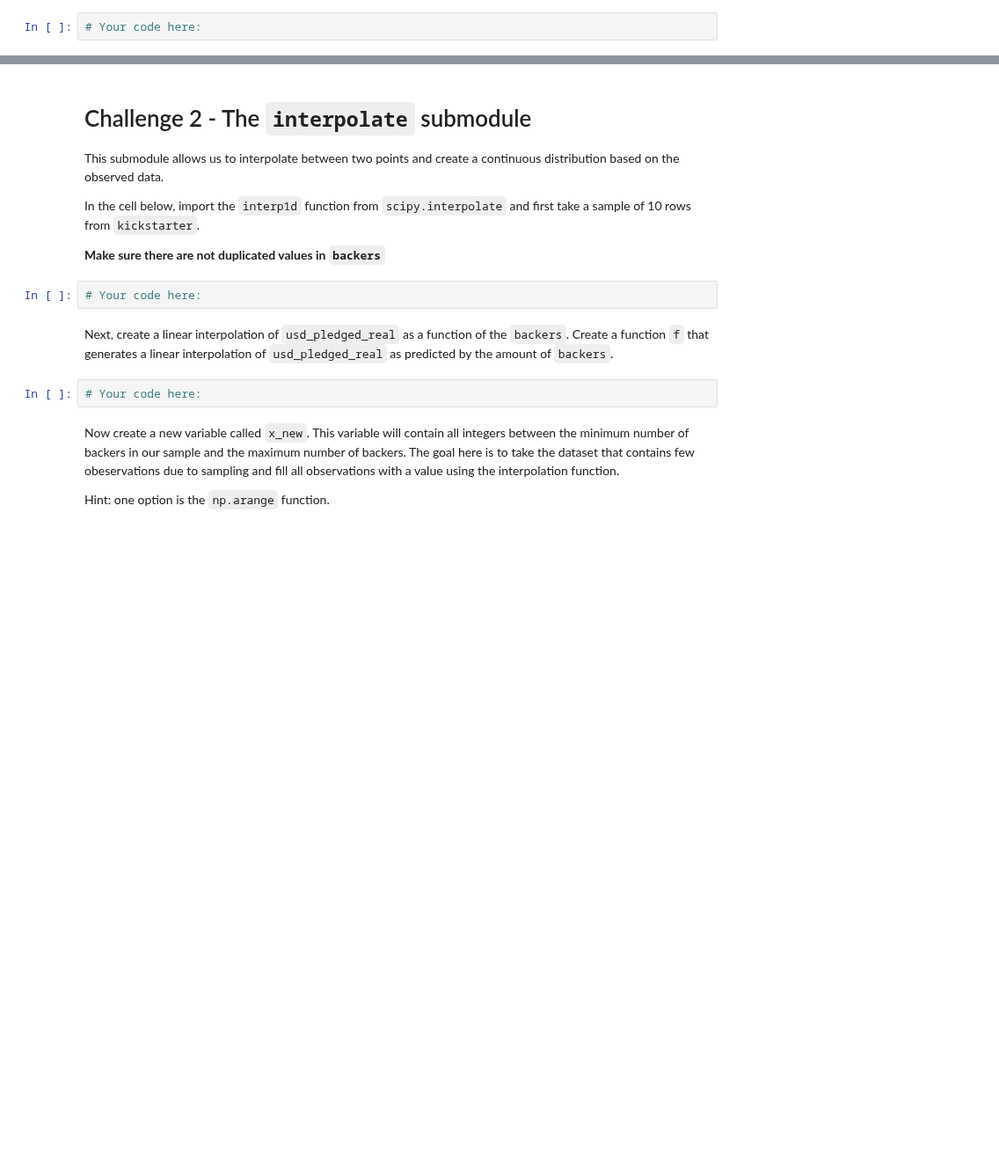
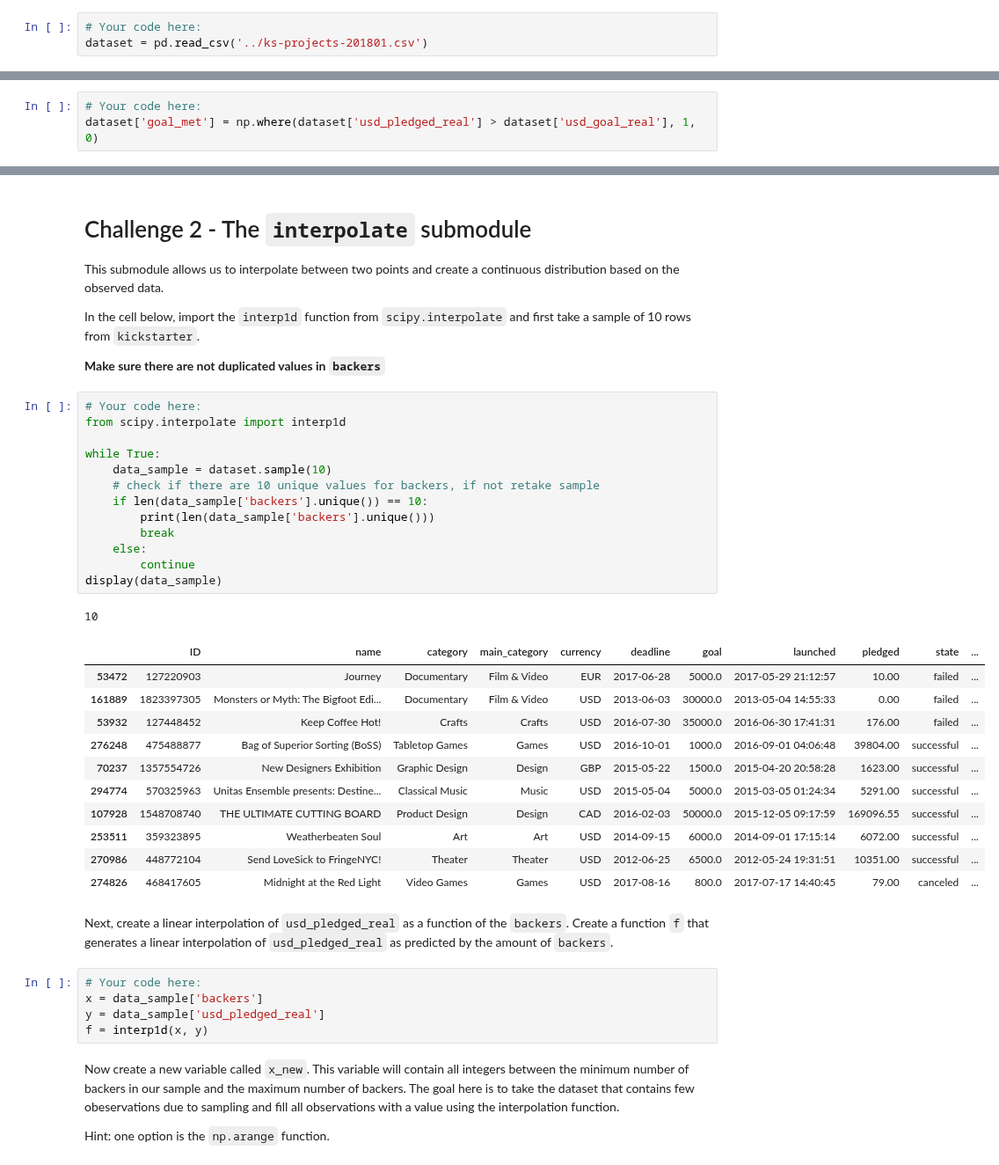
Before and after one commit to ta-data-lis/lab-intro-to-scipy, a Jupyter notebook: your-code/main.ipynb, the cells around one changed output, grey strips where cells are left out. Shown at 88% size. Drawn from its saved outputs; the diff is of its cells as text; blank space fills up the shorter version.

```diff
--- a/your-code/main.ipynb
+++ b/your-code/main.ipynb
@@ -11,6 +13,7 @@
 This submodule contains statistical functions for conducting hypothesis tests, producing various distributions and other useful tools. Let's examine this submodule using the KickStarter dataset. Load the data using the `ks-projects-201801.csv` file
 # %%
 # Your code here:
+dataset = pd.read_csv('../ks-projects-201801.csv')
 # %% [markdown]
 Now print the `head` function to examine the dataset.
 # %%
@@ -40,3 +60,6 @@ Let's perform Fisher's exact test on our KickStarter data. We intend to test the
+# %%
+# Your code here:
+dataset['goal_met'] = np.where(dataset['usd_pledged_real'] > dataset['usd_goal_real'], 1, 0)
 # %% [markdown]
 Next, create a column that checks whether the currency of the project is in US Dollars. Create a column called `usd` using the `np.where` function where if the currency is US Dollars, assign a value of 1 to the row and 0 otherwise.
 # %%
@@ -55,12 +96,39 @@ This submodule allows us to interpolate between two points and create a continuo
 In the cell below, import the `interp1d` function from `scipy.interpolate` and first take a sample of 10 rows from `kickstarter`.
 
 **Make sure there are not duplicated values in `backers`**
-# %%
-# Your code here:
+# %%
+# Your code here:
+from scipy.interpolate import interp1d
+
+while True:
+    data_sample = dataset.sample(10)
+    # check if there are 10 unique values for backers, if not retake sample
+    if len(data_sample['backers'].unique()) == 10:
+        print(len(data_sample['backers'].unique()))
+        break
+    else:
+        continue
+display(data_sample)
+# %% [output]
+10
+|  | ID | name | category | main_category | currency | deadline | goal | launched | pledged | state | ... |
+| 53472 | 127220903 | Journey | Documentary | Film & Video | EUR | 2017-06-28 | 5000.0 | 2017-05-29 21:12:57 | 10.00 | failed | ... |
+| 161889 | 1823397305 | Monsters or Myth: The Bigfoot Edi... | Documentary | Film & Video | USD | 2013-06-03 | 30000.0 | 2013-05-04 14:55:33 | 0.00 | failed | ... |
+| 53932 | 127448452 | Keep Coffee Hot! | Crafts | Crafts | USD | 2016-07-30 | 35000.0 | 2016-06-30 17:41:31 | 176.00 | failed | ... |
+| 276248 | 475488877 | Bag of Superior Sorting (BoSS) | Tabletop Games | Games | USD | 2016-10-01 | 1000.0 | 2016-09-01 04:06:48 | 39804.00 | successful | ... |
+| 70237 | 1357554726 | New Designers Exhibition | Graphic Design | Design | GBP | 2015-05-22 | 1500.0 | 2015-04-20 20:58:28 | 1623.00 | successful | ... |
+| 294774 | 570325963 | Unitas Ensemble presents: Destine... | Classical Music | Music | USD | 2015-05-04 | 5000.0 | 2015-03-05 01:24:34 | 5291.00 | successful | ... |
+| 107928 | 1548708740 | THE ULTIMATE CUTTING BOARD | Product Design | Design | CAD | 2016-02-03 | 50000.0 | 2015-12-05 09:17:59 | 169096.55 | successful | ... |
+| 253511 | 359323895 | Weatherbeaten Soul | Art | Art | USD | 2014-09-15 | 6000.0 | 2014-09-01 17:15:14 | 6072.00 | successful | ... |
+| 270986 | 448772104 | Send LoveSick to FringeNYC! | Theater | Theater | USD | 2012-06-25 | 6500.0 | 2012-05-24 19:31:51 | 10351.00 | successful | ... |
+| 274826 | 468417605 | Midnight at the Red Light | Video Games | Games | USD | 2017-08-16 | 800.0 | 2017-07-17 14:40:45 | 79.00 | canceled | ... |
 # %% [markdown]
 Next, create a linear interpolation of `usd_pledged_real` as a function of the `backers`. Create a function `f` that generates a linear interpolation of `usd_pledged_real` as predicted by the amount of `backers`.
-# %%
-# Your code here:
+# %%
+# Your code here:
+x = data_sample['backers']
+y = data_sample['usd_pledged_real']
+f = interp1d(x, y)
 # %% [markdown]
 Now create a new variable called `x_new`. This variable will contain all integers between the minimum number of backers in our sample and the maximum number of backers. The goal here is to take the dataset that contains few obeservations due to sampling and fill all observations with a value using the interpolation function.
 
```
Also changed, not shown: parts of 18 cells of this notebook.
